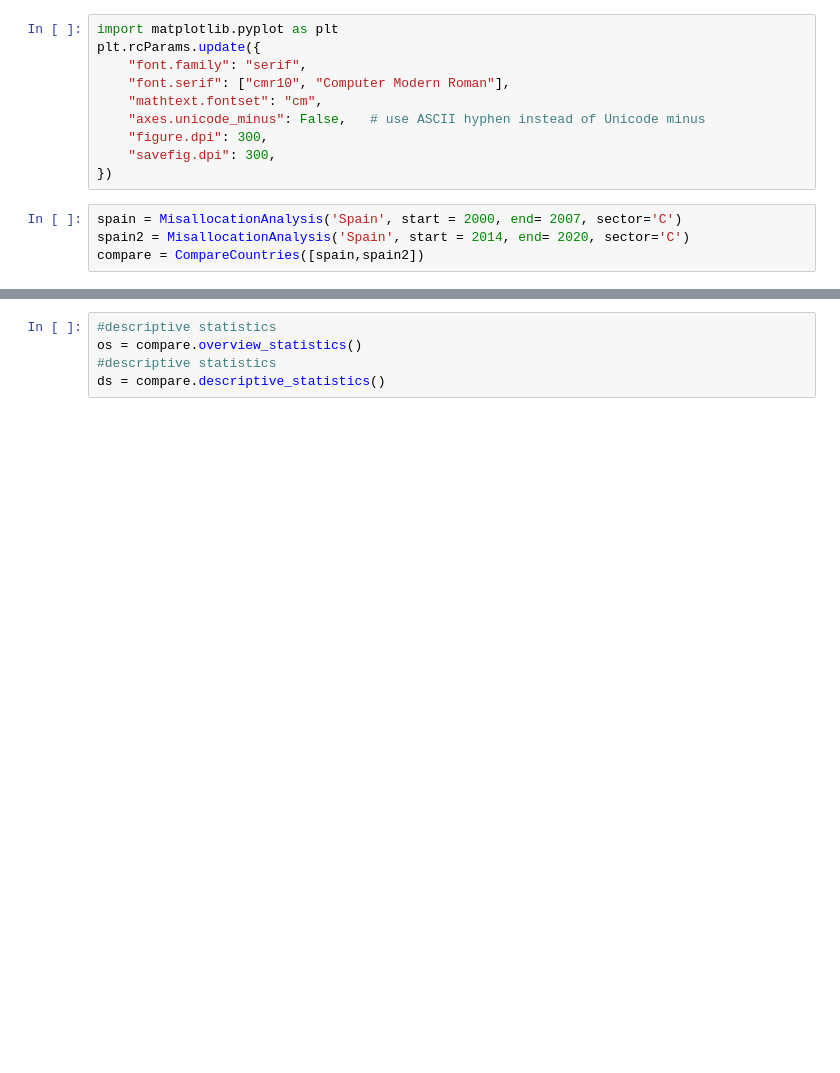
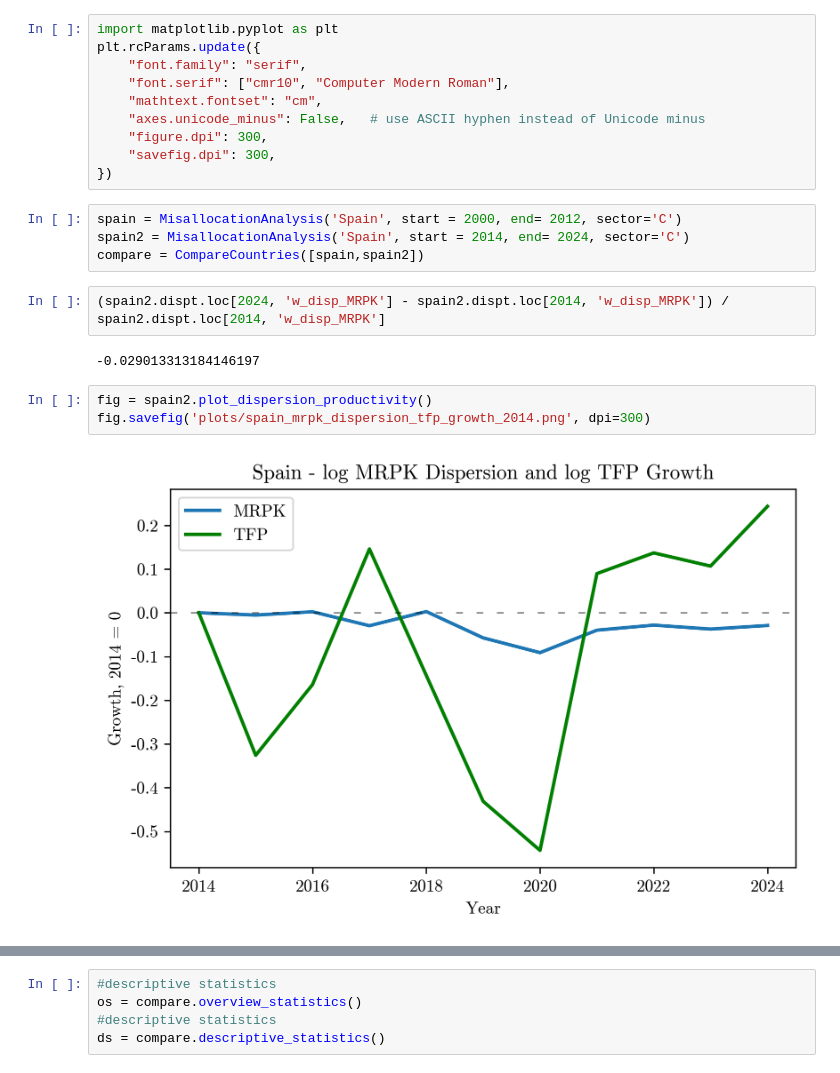
Before and after one commit to CurdinLieberherr/Master-Thesis, a Jupyter notebook: remodel_gopinath.ipynb, the cells around one changed output, grey strips where cells are left out. Cells and saved outputs as stored; diff of their text form; blank space fills up the shorter version.

```diff
--- a/remodel_gopinath.ipynb
+++ b/remodel_gopinath.ipynb
@@ -12,7 +12,16 @@ plt.rcParams.update({
     "savefig.dpi": 300,
 })
 # %%
-spain = MisallocationAnalysis('Spain', start = 2000, end= 2007, sector='C')
-spain2 = MisallocationAnalysis('Spain', start = 2014, end= 2020, sector='C')
+spain = MisallocationAnalysis('Spain', start = 2000, end= 2012, sector='C')
+spain2 = MisallocationAnalysis('Spain', start = 2014, end= 2024, sector='C')
 compare = CompareCountries([spain,spain2])
+# %%
+(spain2.dispt.loc[2024, 'w_disp_MRPK'] - spain2.dispt.loc[2014, 'w_disp_MRPK']) / spain2.dispt.loc[2014, 'w_disp_MRPK']
+# %% [output]
+-0.029013313184146197
+# %%
+fig = spain2.plot_dispersion_productivity()
+fig.savefig('plots/spain_mrpk_dispersion_tfp_growth_2014.png', dpi=300)
+# %% [output]
+[figure, added]
 # %%
```
Also changed, not shown: parts of 4 cells of this notebook, 1 other file.
